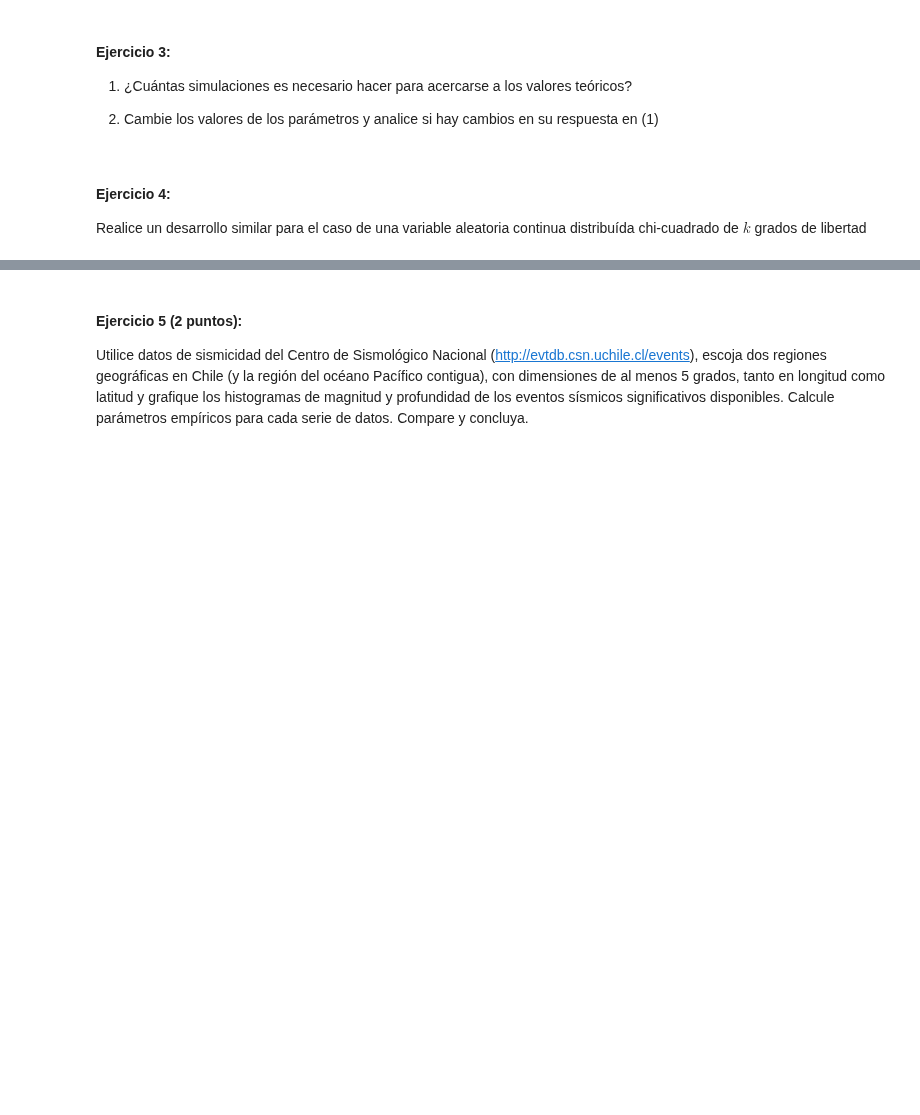
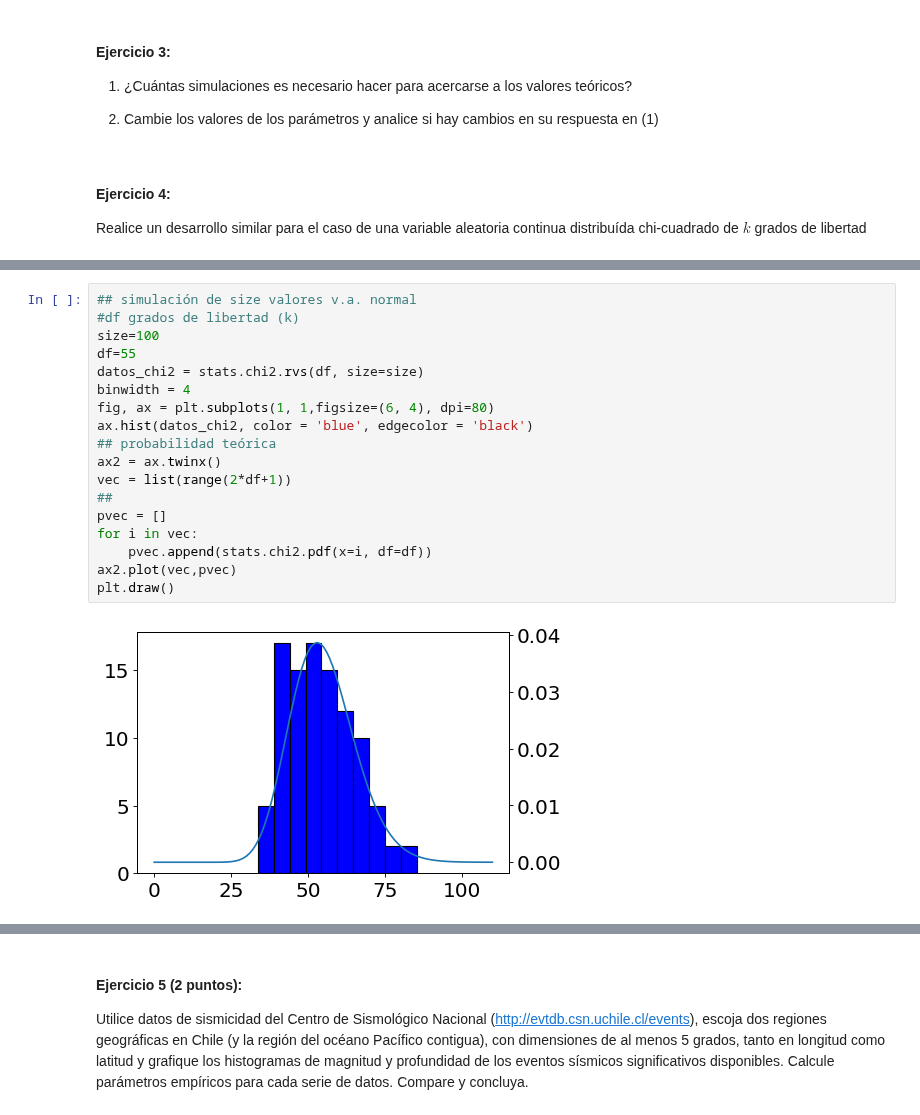
Before and after one commit to estebantejeda/INFO274, a Jupyter notebook: lab2/Laboratorio2.ipynb, the cells around one changed output, grey strips where cells are left out. Saved outputs shown, nothing was run; the diff lists cells and outputs as text; blank space fills up the shorter version.

```diff
--- a/lab2/Laboratorio2.ipynb
+++ b/lab2/Laboratorio2.ipynb
@@ -438,0 +416,20 @@ Realice un desarrollo similar para el caso de una variable aleatoria continua di
+# %%
+## simulación de size valores v.a. normal
+#df grados de libertad (k)
+size=100
+df=55
+datos_chi2 = stats.chi2.rvs(df, size=size)
+binwidth = 4
+fig, ax = plt.subplots(1, 1,figsize=(6, 4), dpi=80)
+ax.hist(datos_chi2, color = 'blue', edgecolor = 'black')
+## probabilidad teórica
+ax2 = ax.twinx()
+vec = list(range(2*df+1))
+##
+pvec = []
+for i in vec:
+    pvec.append(stats.chi2.pdf(x=i, df=df))
+ax2.plot(vec,pvec)
+plt.draw()
+# %% [output]
+[figure, added]
```
Also changed, not shown: parts of 20 cells of this notebook.
